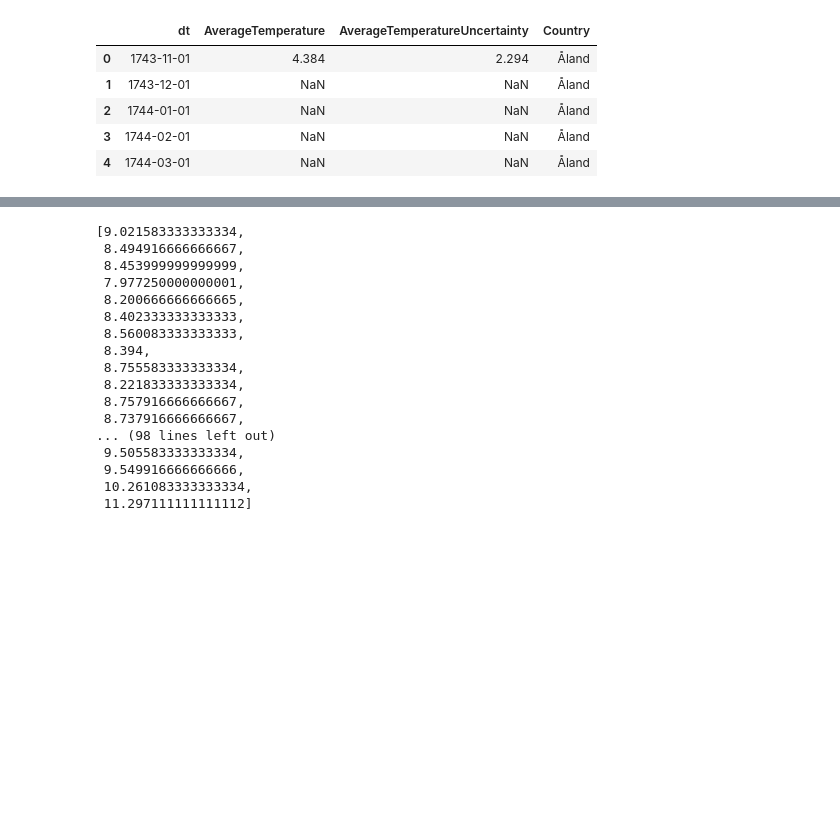
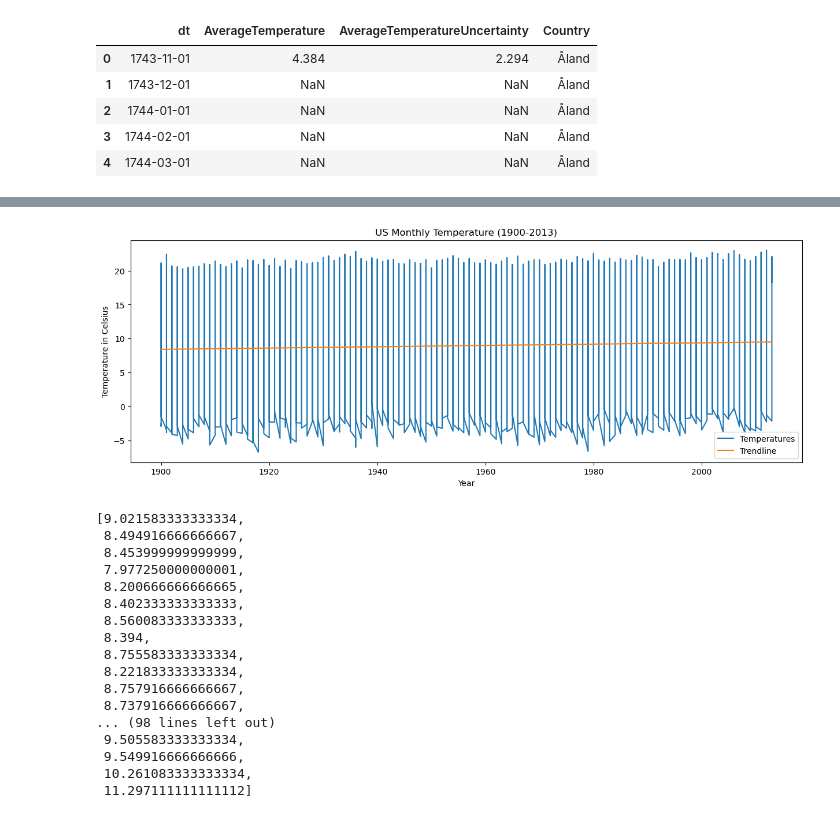
Before and after one commit to Salmatahlil/Capstone, a Jupyter notebook: InitialEDA.ipynb, the cells around one changed output, grey strips where cells are left out. Cells and saved outputs as stored; diff of their text form; code cells hidden in the pictures; blank space fills up the shorter version.

```diff
--- a/InitialEDA.ipynb
+++ b/InitialEDA.ipynb
@@ -37,3 +56,19 @@ temps['month'] = pd.DatetimeIndex(temps['dt']).month
+# %%
+plt.figure(figsize = (15, 5))
+
+plt.plot(temps["year"], temps["AverageTemperature"])
+plt.title("US Monthly Temperature (1900-2013)")
+plt.xlabel("Year")
+plt.ylabel("Temperature in Celsius")
+
+z = np.polyfit(temps["year"], temps["AverageTemperature"], 1)
+p = np.poly1d(z)
+
+plt.plot(temps["year"], p(temps["year"]))
+
+plt.legend(["Temperatures", "Trendline"]);
+# %% [output]
+[figure, added]
 # %%
 usa_temps = temps.groupby("year")["AverageTemperature"].mean()
 # %%
```
Also changed, not shown: parts of 20 cells of this notebook.
